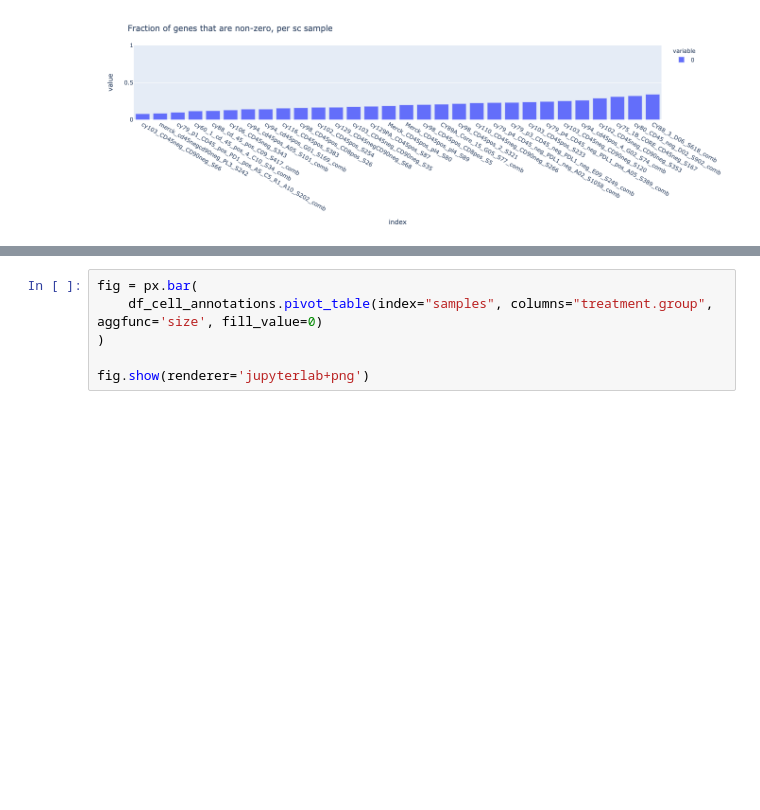
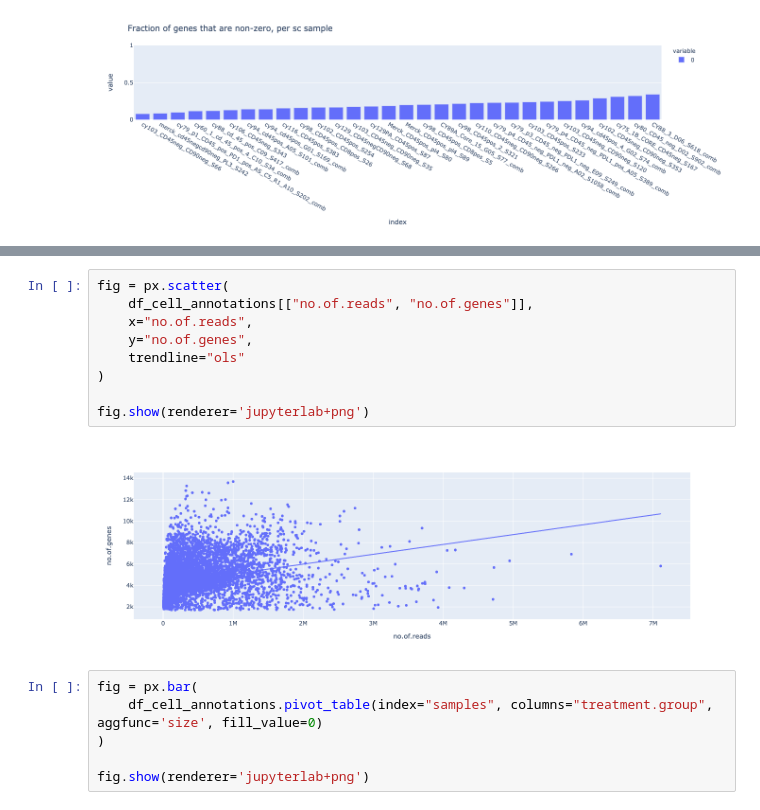
Before and after one commit to davidliu-lab/deconv, a Jupyter notebook: Load Derek's sc data from GEO.ipynb, the cells around one changed output, grey strips where cells are left out. Drawn from its saved outputs; the diff is of its cells as text; blank space fills up the shorter version.

```diff
--- a/Load Derek's sc data from GEO.ipynb
+++ b/Load Derek's sc data from GEO.ipynb
@@ -137,3 +159,14 @@ df_cell_annotations
+# %%
+fig = px.scatter(
+    df_cell_annotations[["no.of.reads", "no.of.genes"]],
+    x="no.of.reads",
+    y="no.of.genes",
+    trendline="ols"
+)
+
+fig.show(renderer='jupyterlab+png')
+# %% [output]
+[figure, added]
 # %%
 fig = px.bar(
     df_cell_annotations.pivot_table(index="samples", columns="treatment.group", aggfunc='size', fill_value=0)
```
Also changed, not shown: parts of 6 cells of this notebook.
